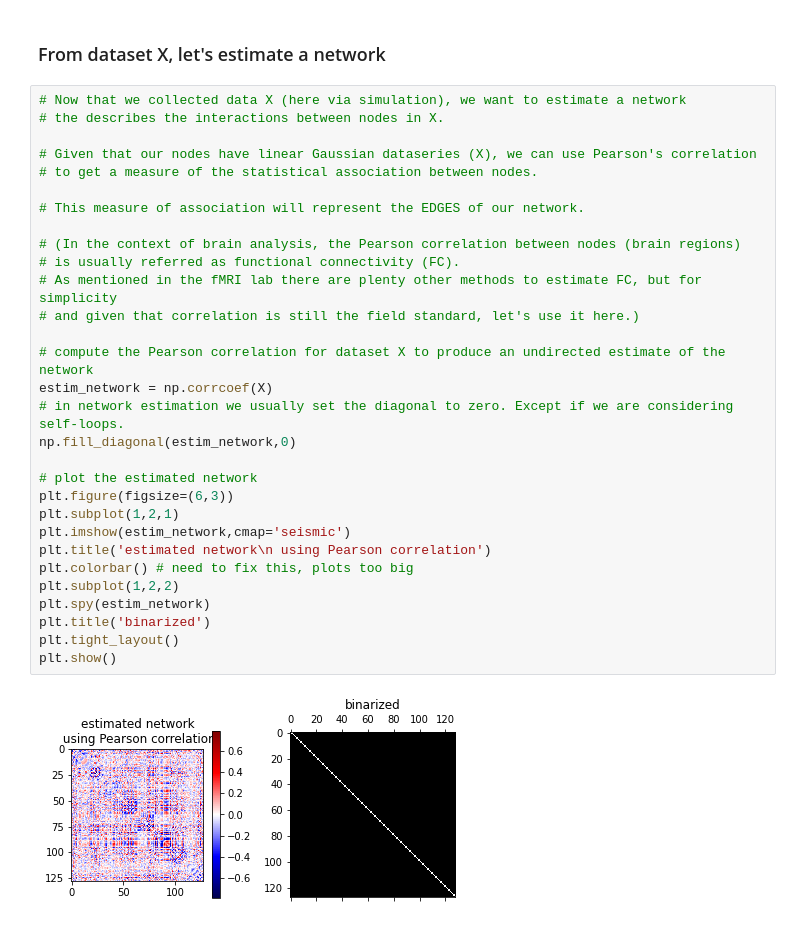
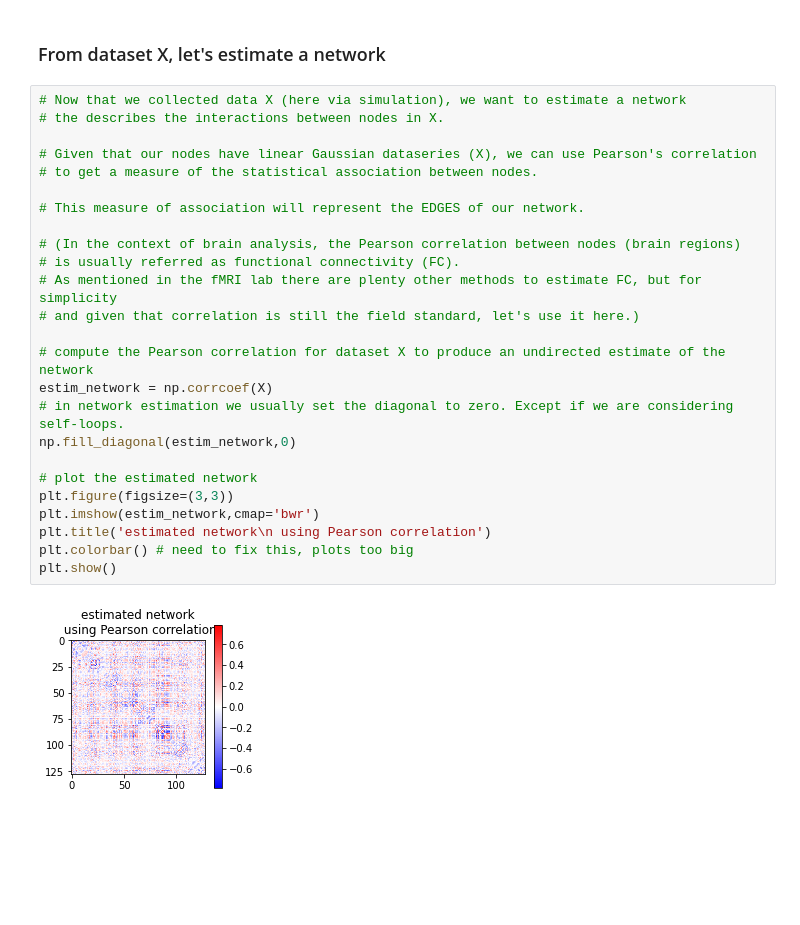
Before and after one commit to rubenSaro/connGraphTheory, a Jupyter notebook: pilot.ipynb, the cells around one changed output. Saved outputs shown, nothing was run; the diff lists cells and outputs as text; blank space fills up the shorter version.

```diff
--- a/pilot.ipynb
+++ b/pilot.ipynb
@@ -710,35 +710,30 @@ plt.show()
 # %%
 # Now that we collected data X (here via simulation), we want to estimate a network
 # the describes the interactions between nodes in X.
 
 # Given that our nodes have linear Gaussian dataseries (X), we can use Pearson's correlation
 # to get a measure of the statistical association between nodes.
 
 # This measure of association will represent the EDGES of our network.
 
 # (In the context of brain analysis, the Pearson correlation between nodes (brain regions)
 # is usually referred as functional connectivity (FC).
 # As mentioned in the fMRI lab there are plenty other methods to estimate FC, but for simplicity
 # and given that correlation is still the field standard, let's use it here.)
 
 # compute the Pearson correlation for dataset X to produce an undirected estimate of the network
 estim_network = np.corrcoef(X)
 # in network estimation we usually set the diagonal to zero. Except if we are considering self-loops.
 np.fill_diagonal(estim_network,0)
 
 # plot the estimated network
-plt.figure(figsize=(6,3))
-plt.subplot(1,2,1)
-plt.imshow(estim_network,cmap='seismic')
+plt.figure(figsize=(3,3))
+plt.imshow(estim_network,cmap='bwr')
 plt.title('estimated network\n using Pearson correlation')
 plt.colorbar() # need to fix this, plots too big
-plt.subplot(1,2,2)
-plt.spy(estim_network)
-plt.title('binarized')
-plt.tight_layout()
 plt.show()
 # %% [output]
-[figure, old version]
+[figure, new version]
 # %%
 # As you can see from the plots above, this is a full matrix, meaning all entries are non-zero.
 # This kind of network is not useful for brain network analysis, since everything is connected with everything,
```
Also changed, not shown: parts of 5 cells of this notebook.
